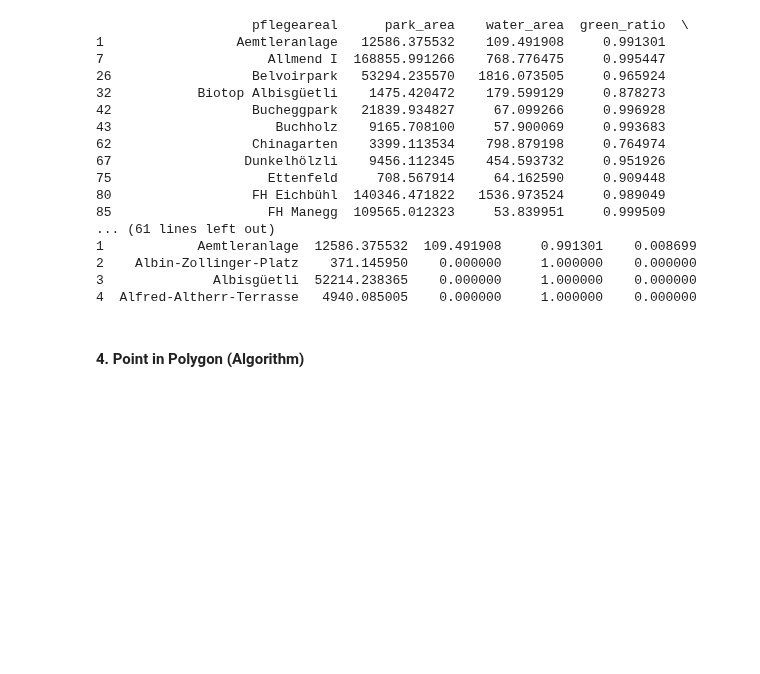
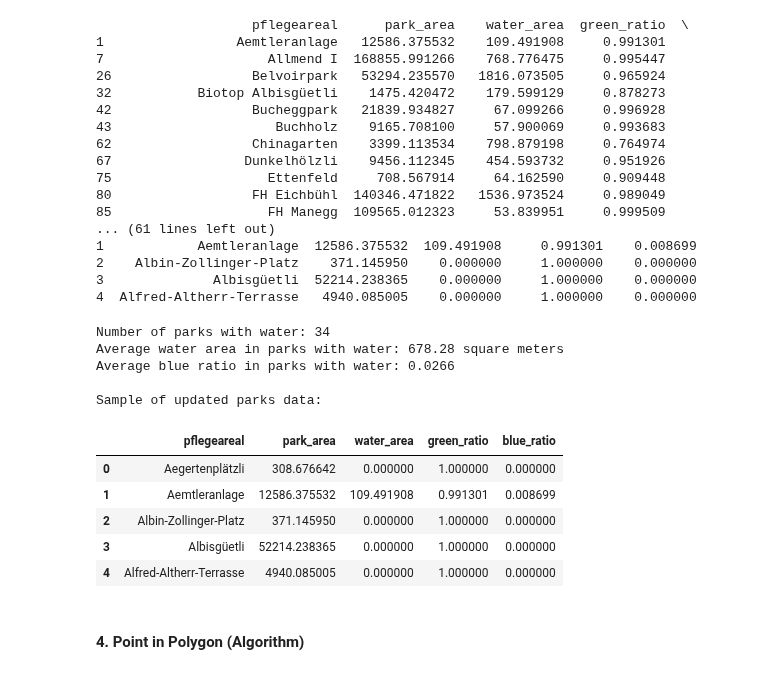
Before and after one commit to dtakov2/geo877, a Jupyter notebook: GEO-877-Main.ipynb, the cells around one changed output. Cells and saved outputs as stored; diff of their text form; code cells hidden in the pictures; blank space fills up the shorter version.

Commit message:
Water to park

```diff
--- a/GEO-877-Main.ipynb
+++ b/GEO-877-Main.ipynb
@@ -835,6 +837,43 @@ print(dfParks_with_water[['pflegeareal', 'park_area', 'water_area', 'green_ratio
 2    Albin-Zollinger-Platz    371.145950    0.000000     1.000000    0.000000
 3              Albisgüetli  52214.238365    0.000000     1.000000    0.000000
 4  Alfred-Altherr-Terrasse   4940.085005    0.000000     1.000000    0.000000
+# %%
+# Extract water-related columns from dfParks_with_water
+water_info = dfParks_with_water[['pflegeareal', 'water_area', 'green_area', 'green_ratio', 'blue_ratio']]
+
+# Merge the water information back to filtered_parks_combined
+filtered_parks_combined = filtered_parks_combined.merge(
+    water_info,
+    on='pflegeareal',
+    how='left'
+)
+
+# Fill any NaN values that might result from the merge
+filtered_parks_combined['water_area'] = filtered_parks_combined['water_area'].fillna(0)
+filtered_parks_combined['green_area'] = filtered_parks_combined['green_area'].fillna(filtered_parks_combined['park_area'])
+filtered_parks_combined['green_ratio'] = filtered_parks_combined['green_ratio'].fillna(1)  # Parks with no water are 100% green
+filtered_parks_combined['blue_ratio'] = filtered_parks_combined['blue_ratio'].fillna(0)    # Parks with no water are 0% blue
+
+# Verify the data was transferred correctly
+print(f"Number of parks with water: {(filtered_parks_combined['water_area'] > 0).sum()}")
+print(f"Average water area in parks with water: {filtered_parks_combined[filtered_parks_combined['water_area'] > 0]['water_area'].mean():.2f} square meters")
+print(f"Average blue ratio in parks with water: {filtered_parks_combined[filtered_parks_combined['water_area'] > 0]['blue_ratio'].mean():.4f}")
+
+# Display sample of the updated DataFrame
+print("\nSample of updated parks data:")
+display(filtered_parks_combined[['pflegeareal', 'park_area', 'water_area', 'green_ratio', 'blue_ratio']].head())
+# %% [output]
+Number of parks with water: 34
+Average water area in parks with water: 678.28 square meters
+Average blue ratio in parks with water: 0.0266
+
+Sample of updated parks data:
+|  | pflegeareal | park_area | water_area | green_ratio | blue_ratio |
+| 0 | Aegertenplätzli | 308.676642 | 0.000000 | 1.000000 | 0.000000 |
+| 1 | Aemtleranlage | 12586.375532 | 109.491908 | 0.991301 | 0.008699 |
+| 2 | Albin-Zollinger-Platz | 371.145950 | 0.000000 | 1.000000 | 0.000000 |
+| 3 | Albisgüetli | 52214.238365 | 0.000000 | 1.000000 | 0.000000 |
+| 4 | Alfred-Altherr-Terrasse | 4940.085005 | 0.000000 | 1.000000 | 0.000000 |
 # %% [markdown]
 #### 4. Point in Polygon (Algorithm)
 # %% [markdown]
```
Also changed, not shown: parts of 1 cell of this notebook.
